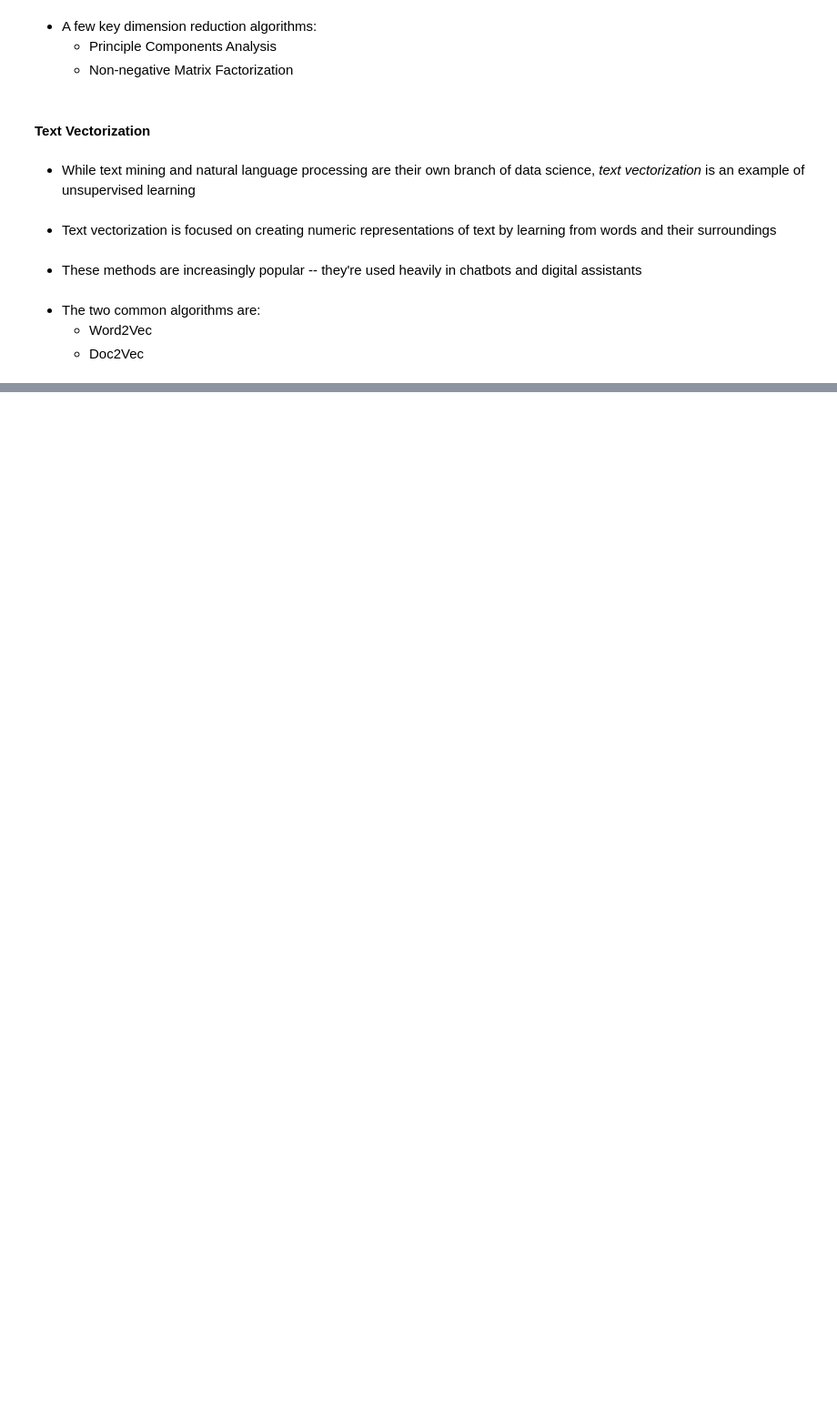
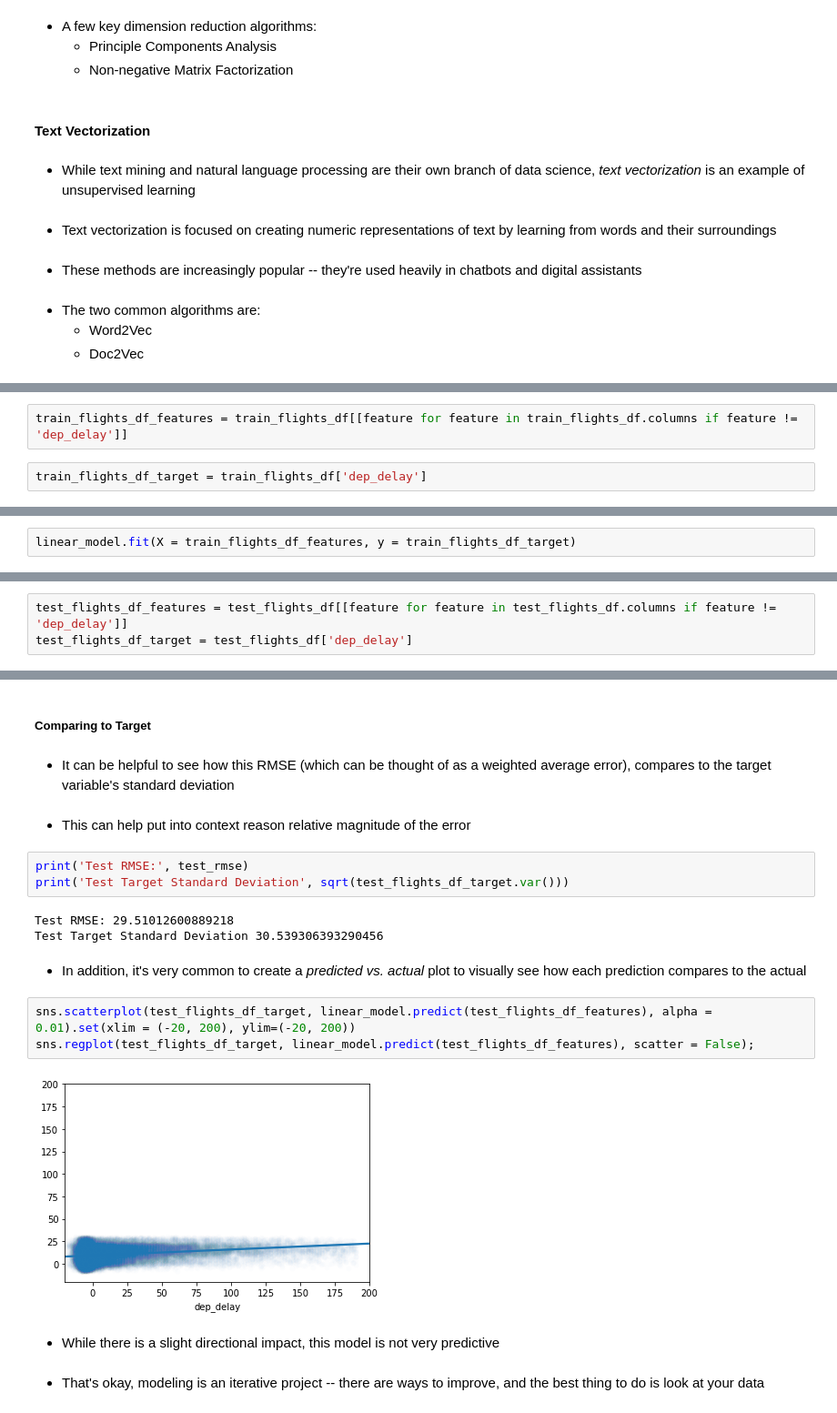
Before and after one commit to uc-python/intermediate-python-datasci, a Jupyter notebook: notebooks/09-Modeling.ipynb, the cells around one changed output, grey strips where cells are left out. Shown at 91% size. Saved outputs shown, nothing was run; the diff lists cells and outputs as text; blank space fills up the shorter version.

```diff
--- a/notebooks/09-Modeling.ipynb
+++ b/notebooks/09-Modeling.ipynb
@@ -131,0 +345,4 @@
+# %%
+train_flights_df_features = train_flights_df[[feature for feature in train_flights_df.columns if feature != 'dep_delay']]
+# %%
+train_flights_df_target = train_flights_df['dep_delay']
@@ -131,0 +351,2 @@
+# %%
+linear_model.fit(X = train_flights_df_features, y = train_flights_df_target)
@@ -131,0 +392,3 @@
+# %%
+test_flights_df_features = test_flights_df[[feature for feature in test_flights_df.columns if feature != 'dep_delay']]
+test_flights_df_target = test_flights_df['dep_delay']
@@ -131,0 +408,23 @@
+# %% [markdown]
+##### Comparing to Target
+# %% [markdown]
+* It can be helpful to see how this RMSE (which can be thought of as a weighted average error), compares to the target variable's standard deviation
+# %% [markdown]
+* This can help put into context reason relative magnitude of the error
+# %%
+print('Test RMSE:', test_rmse)
+print('Test Target Standard Deviation', sqrt(test_flights_df_target.var()))
+# %% [output]
+Test RMSE: 29.51012600889218
+Test Target Standard Deviation 30.539306393290456
+# %% [markdown]
+* In addition, it's very common to create a *predicted vs. actual* plot to visually see how each prediction compares to the actual
+# %%
+sns.scatterplot(test_flights_df_target, linear_model.predict(test_flights_df_features), alpha = 0.01).set(xlim = (-20, 200), ylim=(-20, 200))
+sns.regplot(test_flights_df_target, linear_model.predict(test_flights_df_features), scatter = False);
+# %% [output]
+[figure, added]
+# %% [markdown]
+* While there is a slight directional impact, this model is not very predictive
+# %% [markdown]
+* That's okay, modeling is an iterative project -- there are ways to improve, and the best thing to do is look at your data
```
Also changed, not shown: parts of 132 cells of this notebook.
